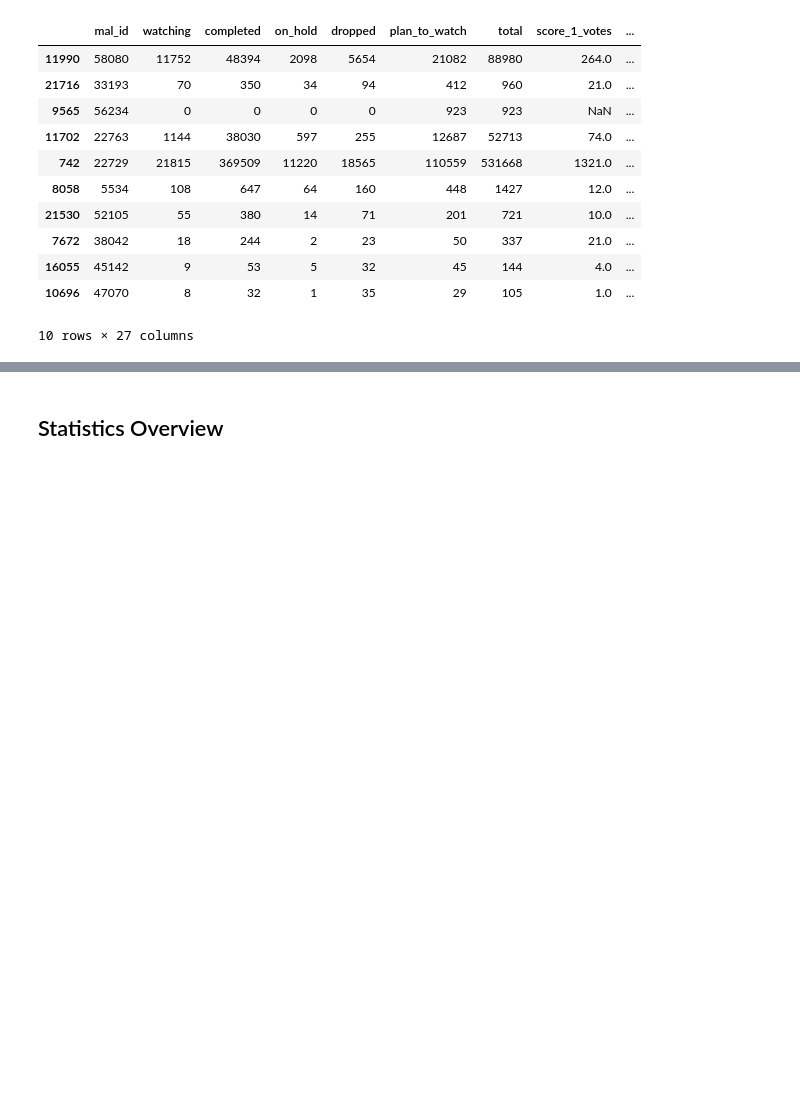
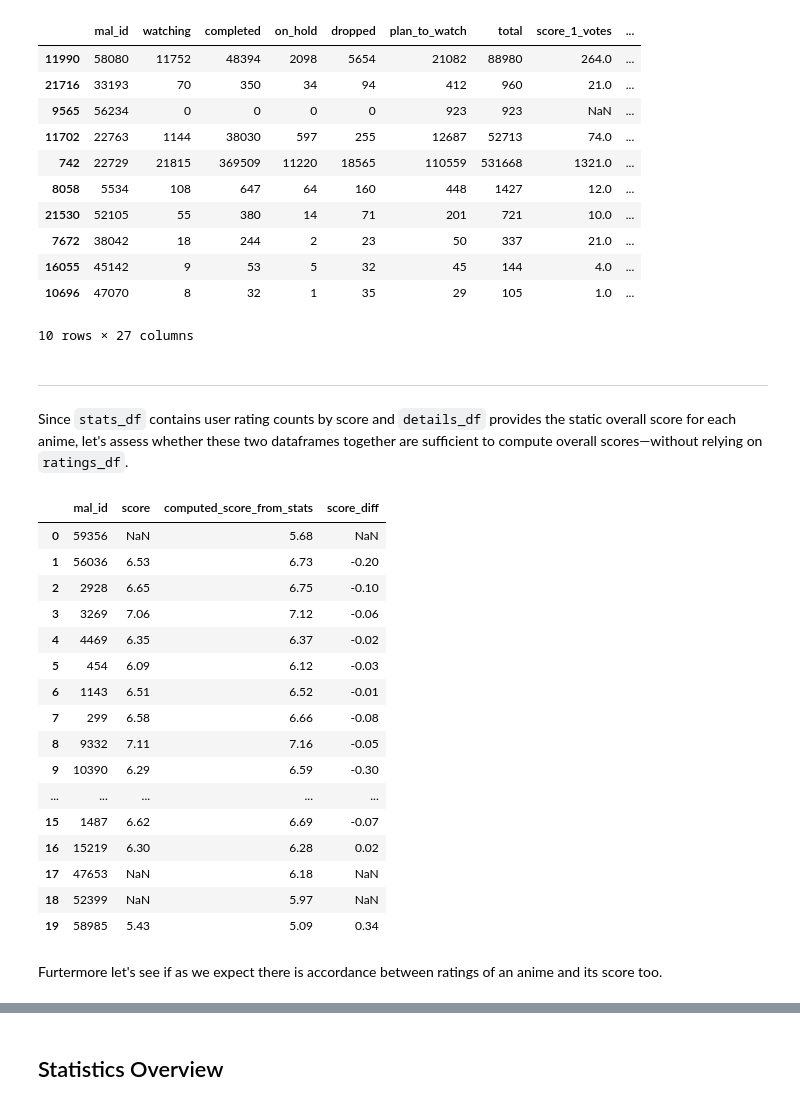
Before and after one commit to FrancoAseglio/Adam_Aseglio_Bertola_HCI, a Jupyter notebook: notebooks/data_peek.ipynb, the cells around one changed output, grey strips where cells are left out. Drawn from its saved outputs; the diff is of its cells as text; code cells hidden in the pictures; blank space fills up the shorter version.

Commit message:
feat: added further data peek on ratings, details and stats

```diff
--- a/notebooks/data_peek.ipynb
+++ b/notebooks/data_peek.ipynb
@@ -6,12 +6,11 @@ import pandas as pd
 ### USEFUL ALIASES
 # %%
 ## Comment or uncomment the appropriate data path
-data_path = "C:\\Users\\Lorenzo\\OneDrive\\Desktop\\datasets\\"
-# data_path = "~/datasets/"
-
+# INPUT_DIR_PATH = "C:\\Users\\Lorenzo\\OneDrive\\Desktop\\datasets\\"
+INPUT_DIR_PATH = "~/datasets/"
 
 ## files to read format: adapt to pd.read_format
-file_extension = ".csv"
+FILE_EXTENSION = ".csv"
 # %% [markdown]
 ## DATA LOAD
 # %%
@@ -649,3 +646,59 @@ stats_df.sample(10, random_state=42)
 | 16055 | 45142 | 9 | 53 | 5 | 32 | 45 | 144 | 4.0 | ... |
 | 10696 | 47070 | 8 | 32 | 1 | 35 | 29 | 105 | 1.0 | ... |
 10 rows × 27 columns
+# %% [markdown]
+---
+# %% [markdown]
+Since `stats_df` contains user rating counts by score and `details_df` provides the static overall score for each anime, let's assess whether these two dataframes together are sufficient to compute overall scores—without relying on `ratings_df`.
+# %%
+# Calculate the mean score for each anime using the score_X_votes columns in stats_df
+
+score_columns = [f"score_{i}_votes" for i in range(1, 11)]
+
+# Step 1: Compute the weighted mean score for each anime
+def compute_weighted_score(row):
+    total_votes = sum([row[col] for col in score_columns])
+    if total_votes == 0:
+        return None
+    weighted_sum = sum([i * row[f"score_{i}_votes"] for i in range(1, 11)])
+    return weighted_sum / total_votes
+
+stats_df['computed_score_from_stats'] = stats_df.apply(compute_weighted_score, axis=1)
+
+# Step 2: Merge with details_df to compare with the static score
+comparison = details_df.merge(
+    stats_df[['mal_id', 'computed_score_from_stats']],
+    left_on='mal_id', right_on='mal_id', how='left'
+)
+
+# Step 3: Check the difference
+# Calcola la differenza tra score e computed_score_from_stats arrotondando entrambi a due decimali
+comparison['score_diff'] = comparison['score'].round(2) - comparison['computed_score_from_stats'].round(2)
+
+# Step 4: Display a sample of the comparison
+# Arrotonda i valori di score e computed_score_from_stats a due decimali già nell'assegnazione delle colonne
+comparison['score'] = comparison['score'].round(2)
+comparison['computed_score_from_stats'] = comparison['computed_score_from_stats'].round(2)
+comparison['score_diff'] = comparison['score'] - comparison['computed_score_from_stats']
+
+comparison[['mal_id', 'score', 'computed_score_from_stats', 'score_diff']].head(20)
+# %% [output]
+|  | mal_id | score | computed_score_from_stats | score_diff |
+| 0 | 59356 | NaN | 5.68 | NaN |
+| 1 | 56036 | 6.53 | 6.73 | -0.20 |
+| 2 | 2928 | 6.65 | 6.75 | -0.10 |
+| 3 | 3269 | 7.06 | 7.12 | -0.06 |
+| 4 | 4469 | 6.35 | 6.37 | -0.02 |
+| 5 | 454 | 6.09 | 6.12 | -0.03 |
+| 6 | 1143 | 6.51 | 6.52 | -0.01 |
+| 7 | 299 | 6.58 | 6.66 | -0.08 |
+| 8 | 9332 | 7.11 | 7.16 | -0.05 |
+| 9 | 10390 | 6.29 | 6.59 | -0.30 |
+| ... | ... | ... | ... | ... |
+| 15 | 1487 | 6.62 | 6.69 | -0.07 |
+| 16 | 15219 | 6.30 | 6.28 | 0.02 |
+| 17 | 47653 | NaN | 6.18 | NaN |
+| 18 | 52399 | NaN | 5.97 | NaN |
+| 19 | 58985 | 5.43 | 5.09 | 0.34 |
+# %% [markdown]
+Furtermore let's see if as we expect there is accordance between ratings of an anime and its score too.
```
Also changed, not shown: parts of 5 cells of this notebook.
